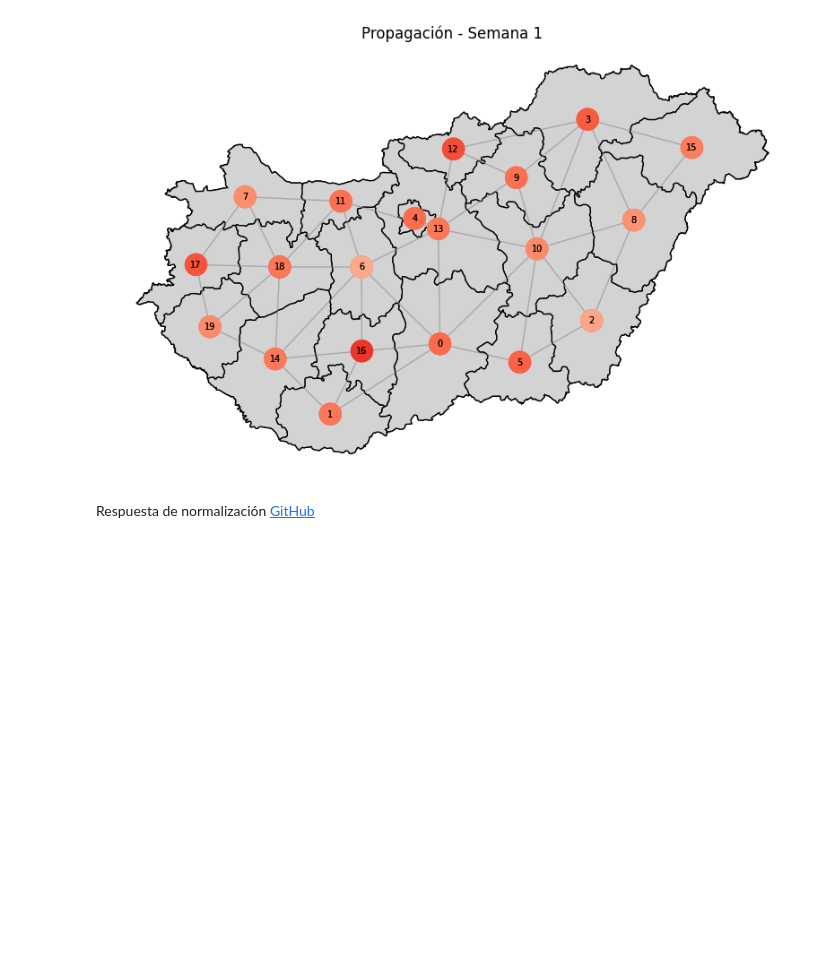
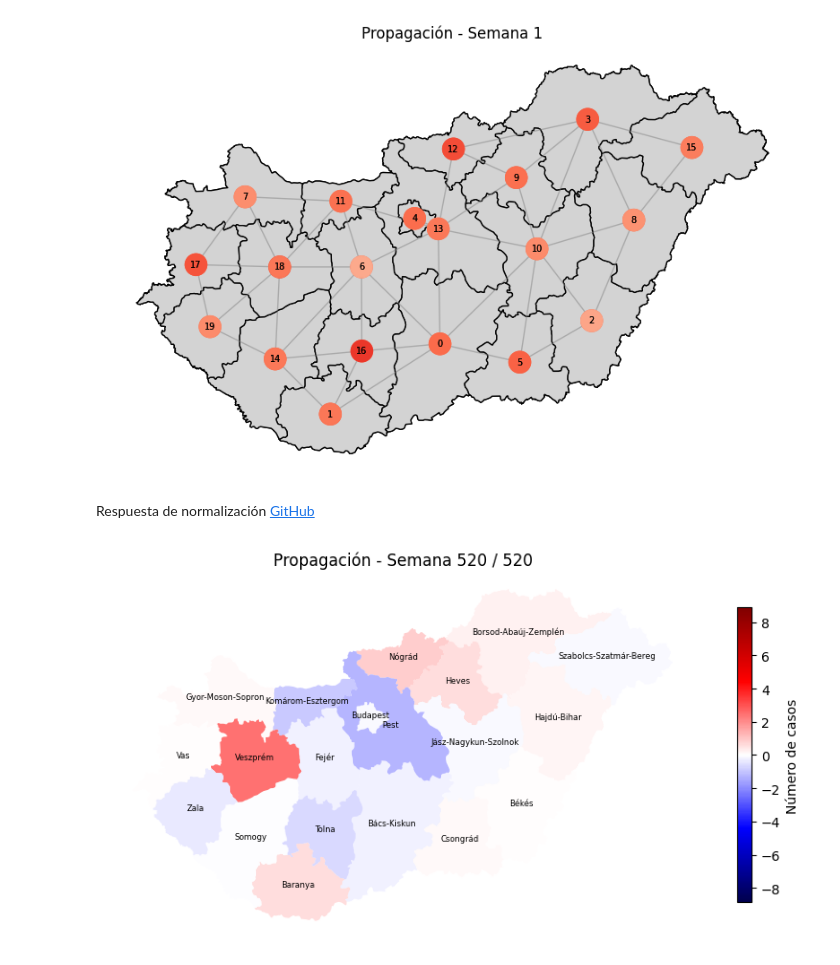
Before and after one commit to crisru2905/TG---Spatiotemporal-Graph, a Jupyter notebook: exploration-dataset.ipynb, the cells around one changed output. Saved outputs shown, nothing was run; the diff lists cells and outputs as text; code cells hidden in the pictures; blank space fills up the shorter version.

```diff
--- a/exploration-dataset.ipynb
+++ b/exploration-dataset.ipynb
@@ -544,3 +544,63 @@ ani.save("animacion_grafo.gif", writer="pillow", fps=5)
 [figure]
 # %% [markdown]
 Respuesta de normalización [GitHub](https://github.com/benedekrozemberczki/pytorch_geometric_temporal/issues/306)
+# %%
+import matplotlib.pyplot as plt
+from matplotlib.animation import FuncAnimation
+from matplotlib import colors
+import geopandas as gpd
+import numpy as np
+
+all_cases = np.vstack([snap.x[:, 0].numpy() for snap in snapshots])
+vmin, vmax = all_cases.min(), all_cases.max()
+
+cmap = plt.cm.seismic
+norm = colors.Normalize(vmin=vmin, vmax=vmax)
+
+fig, ax = plt.subplots(figsize=(10, 8))
+ax.axis("off")
+
+df_geo["cases"] = snapshots[0].x[:, 0].numpy()
+base = df_geo.plot(column="cases", cmap=cmap, vmin=vmin, vmax=vmax, ax=ax)
+
+sm = plt.cm.ScalarMappable(cmap=cmap, norm=norm)
+sm._A = []
+cbar = fig.colorbar(sm, ax=ax, shrink=0.5)
+cbar.set_label("Número de casos")
+
+for _, row in df_geo.iterrows():
+    ax.annotate(
+        row["NAME_1"],
+        xy=(row.geometry.centroid.x, row.geometry.centroid.y),
+        ha="center",
+        fontsize=6,
+        color="black"
+    )
+
+def update(frame):
+    ax.clear()
+    ax.axis("off")
+
+    df_geo["cases"] = snapshots[frame].x[:, 0].numpy()
+
+    df_geo.plot(column="cases", cmap=cmap, vmin=vmin, vmax=vmax, ax=ax)
+
+    for _, row in df_geo.iterrows():
+        ax.annotate(
+            row["NAME_1"],
+            xy=(row.geometry.centroid.x, row.geometry.centroid.y),
+            ha="center",
+            fontsize=6,
+            color="black"
+        )
+
+    ax.set_title(f"Propagación - Semana {frame+1} / {num_weeks}", fontsize=12)
+    return ax,
+
+ani = FuncAnimation(fig, update, frames=num_weeks, interval=300, repeat=True)
+
+# Guardar
+ani.save("animacion_distritos.gif", writer="pillow", fps=5)
+plt.show()
+# %% [output]
+[figure, added]
```
